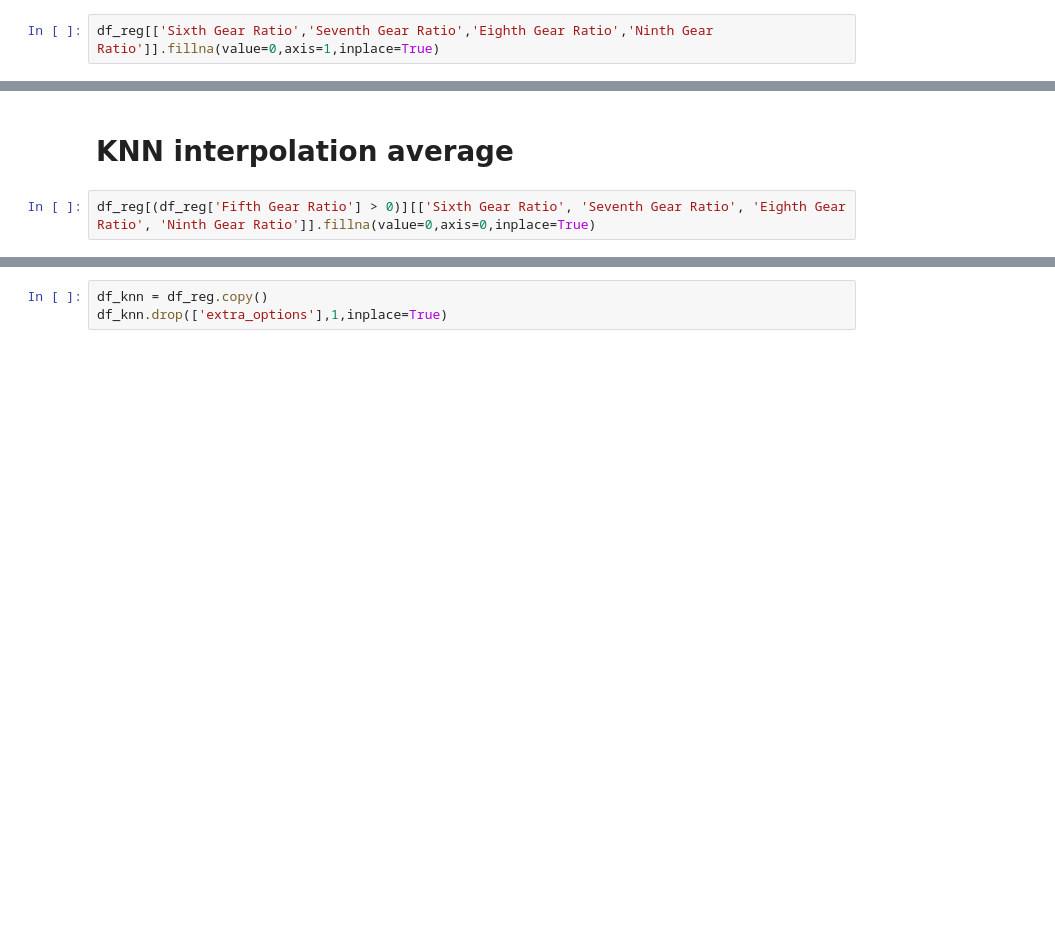
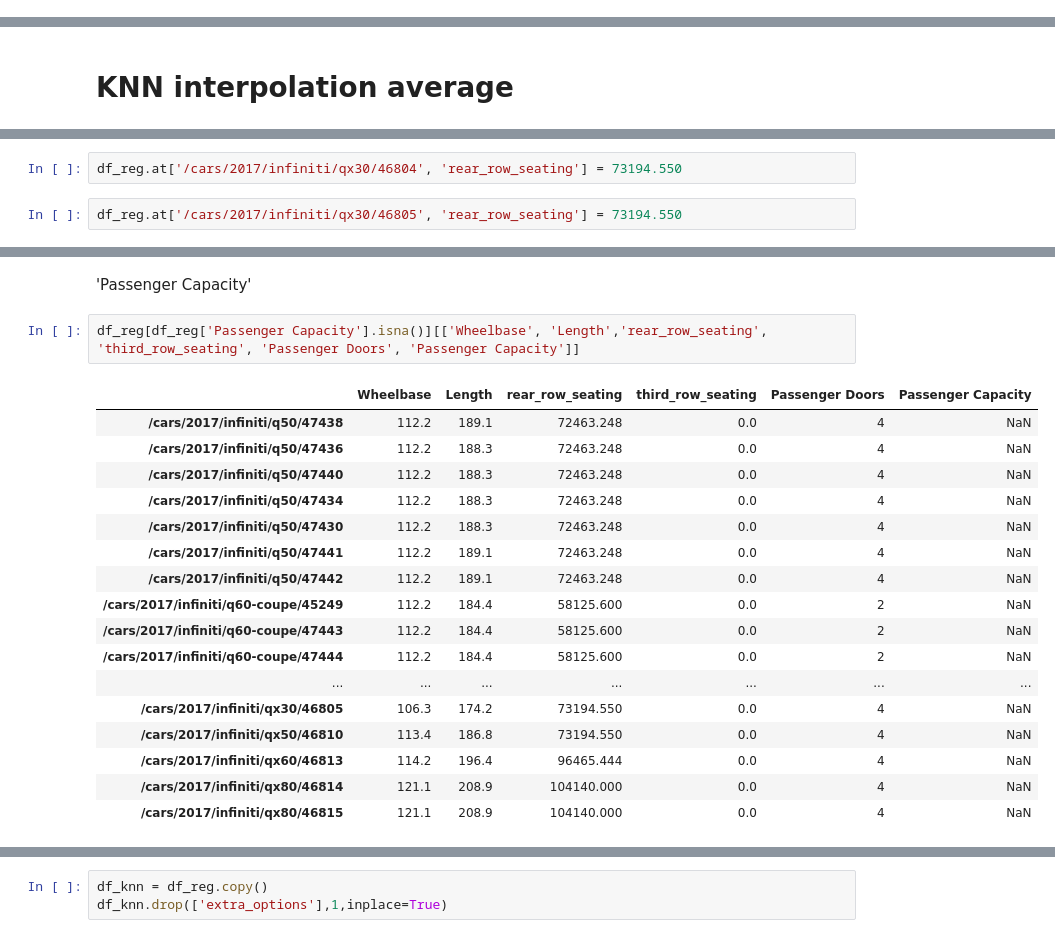
Before and after one commit to oqusous/car_recommendation_, a Jupyter notebook: 01_data_KNN_reg_cla.ipynb, the cells around one changed output, grey strips where cells are left out. Saved outputs shown, nothing was run; the diff lists cells and outputs as text; blank space fills up the shorter version.

```diff
--- a/01_data_KNN_reg_cla.ipynb
+++ b/01_data_KNN_reg_cla.ipynb
@@ -120,2 +83,0 @@ for i in df_reg[(df_reg['Fifth Gear Ratio'] > 0)].index:
-# %%
-df_reg[['Sixth Gear Ratio','Seventh Gear Ratio','Eighth Gear Ratio','Ninth Gear Ratio']].fillna(value=0,axis=1,inplace=True)
@@ -122,4 +86,2 @@ df_reg[['Sixth Gear Ratio','Seventh Gear Ratio','Eighth Gear Ratio','Ninth Gear
 # %% [markdown]
 # KNN interpolation average
-# %%
-df_reg[(df_reg['Fifth Gear Ratio'] > 0)][['Sixth Gear Ratio', 'Seventh Gear Ratio', 'Eighth Gear Ratio', 'Ninth Gear Ratio']].fillna(value=0,axis=0,inplace=True)
@@ -210,0 +155,4 @@ array([[4],
+# %%
+df_reg.at['/cars/2017/infiniti/qx30/46804', 'rear_row_seating'] = 73194.550
+# %%
+df_reg.at['/cars/2017/infiniti/qx30/46805', 'rear_row_seating'] = 73194.550
@@ -210,0 +179,22 @@ array([[4],
+# %% [markdown]
+'Passenger Capacity'
+# %%
+df_reg[df_reg['Passenger Capacity'].isna()][['Wheelbase', 'Length','rear_row_seating', 'third_row_seating', 'Passenger Doors', 'Passenger Capacity']]
+# %% [output]
+|  | Wheelbase | Length | rear_row_seating | third_row_seating | Passenger Doors | Passenger Capacity |
+| /cars/2017/infiniti/q50/47438 | 112.2 | 189.1 | 72463.248 | 0.0 | 4 | NaN |
+| /cars/2017/infiniti/q50/47436 | 112.2 | 188.3 | 72463.248 | 0.0 | 4 | NaN |
+| /cars/2017/infiniti/q50/47440 | 112.2 | 188.3 | 72463.248 | 0.0 | 4 | NaN |
+| /cars/2017/infiniti/q50/47434 | 112.2 | 188.3 | 72463.248 | 0.0 | 4 | NaN |
+| /cars/2017/infiniti/q50/47430 | 112.2 | 188.3 | 72463.248 | 0.0 | 4 | NaN |
+| /cars/2017/infiniti/q50/47441 | 112.2 | 189.1 | 72463.248 | 0.0 | 4 | NaN |
+| /cars/2017/infiniti/q50/47442 | 112.2 | 189.1 | 72463.248 | 0.0 | 4 | NaN |
+| /cars/2017/infiniti/q60-coupe/45249 | 112.2 | 184.4 | 58125.600 | 0.0 | 2 | NaN |
+| /cars/2017/infiniti/q60-coupe/47443 | 112.2 | 184.4 | 58125.600 | 0.0 | 2 | NaN |
+| /cars/2017/infiniti/q60-coupe/47444 | 112.2 | 184.4 | 58125.600 | 0.0 | 2 | NaN |
+| ... | ... | ... | ... | ... | ... | ... |
+| /cars/2017/infiniti/qx30/46805 | 106.3 | 174.2 | 73194.550 | 0.0 | 4 | NaN |
+| /cars/2017/infiniti/qx50/46810 | 113.4 | 186.8 | 73194.550 | 0.0 | 4 | NaN |
+| /cars/2017/infiniti/qx60/46813 | 114.2 | 196.4 | 96465.444 | 0.0 | 4 | NaN |
+| /cars/2017/infiniti/qx80/46814 | 121.1 | 208.9 | 104140.000 | 0.0 | 4 | NaN |
+| /cars/2017/infiniti/qx80/46815 | 121.1 | 208.9 | 104140.000 | 0.0 | 4 | NaN |
```
Also changed, not shown: parts of 190 cells of this notebook, 1 other file.
